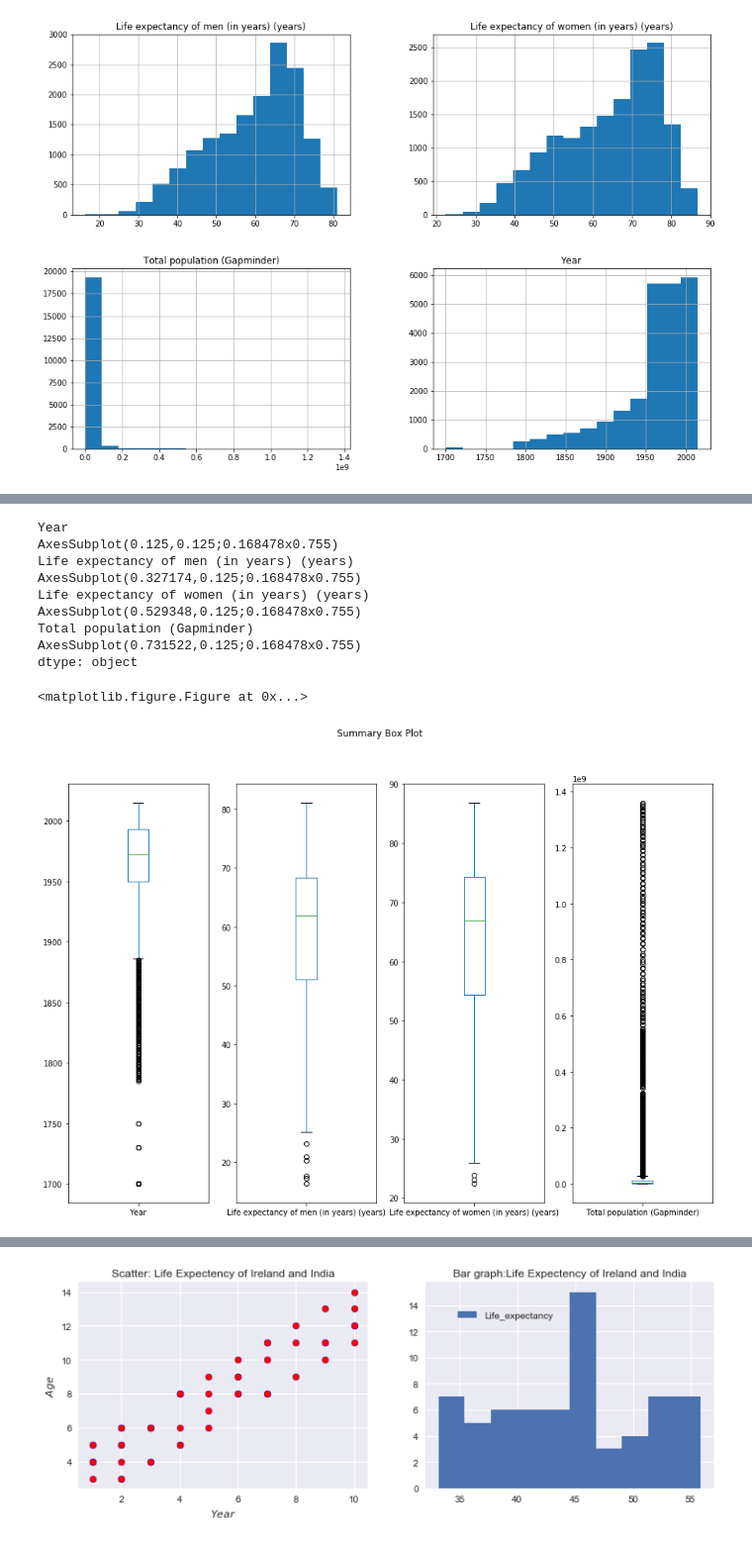
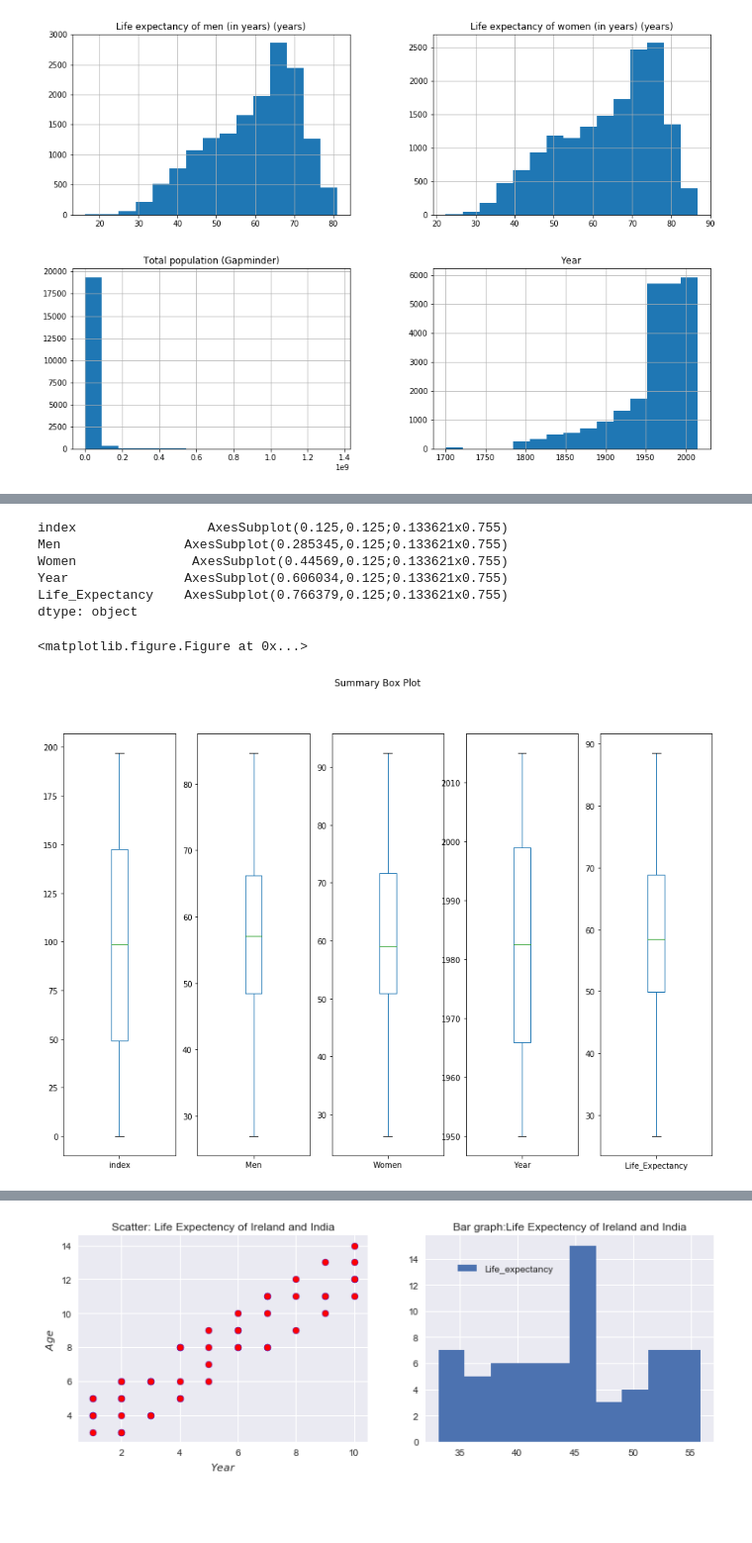
Before and after one commit to cdigap/ProgDA_Project, a Jupyter notebook: DataAnalytics_Project.ipynb, the cells around one changed output, grey strips where cells are left out. Shown: that part at 99% size. Saved outputs shown, nothing was run; the diff lists cells and outputs as text; code cells hidden in the pictures; blank space fills up the shorter version.

```diff
--- a/DataAnalytics_Project.ipynb
+++ b/DataAnalytics_Project.ipynb
@@ -90,12 +91,13 @@ array([[<matplotlib.axes._subplots.AxesSubplot object at 0x...>,
 # %%
 plt.figure(figsize = (15, 10))
 
-df.plot(kind='box', subplots = True, layout = (1,4), sharex = False, sharey = False, title='Summary Box Plot',figsize = (15, 10))
+df.plot(kind='box', subplots = True, layout = (1,5), sharex = False, sharey = False, title='Summary Box Plot',figsize = (15, 10))
 # %% [output]
-Year                                              AxesSubplot(0.125,0.125;0.168478x0.755)
-Life expectancy of men (in years) (years)      AxesSubplot(0.327174,0.125;0.168478x0.755)
-Life expectancy of women (in years) (years)    AxesSubplot(0.529348,0.125;0.168478x0.755)
-Total population (Gapminder)                   AxesSubplot(0.731522,0.125;0.168478x0.755)
+index                 AxesSubplot(0.125,0.125;0.133621x0.755)
+Men                AxesSubplot(0.285345,0.125;0.133621x0.755)
+Women               AxesSubplot(0.44569,0.125;0.133621x0.755)
+Year               AxesSubplot(0.606034,0.125;0.133621x0.755)
+Life_Expectancy    AxesSubplot(0.766379,0.125;0.133621x0.755)
 dtype: object
 <matplotlib.figure.Figure at 0x...>
-[figure, old version]
+[figure, new version]
```
Also changed, not shown: parts of 30 cells of this notebook.
